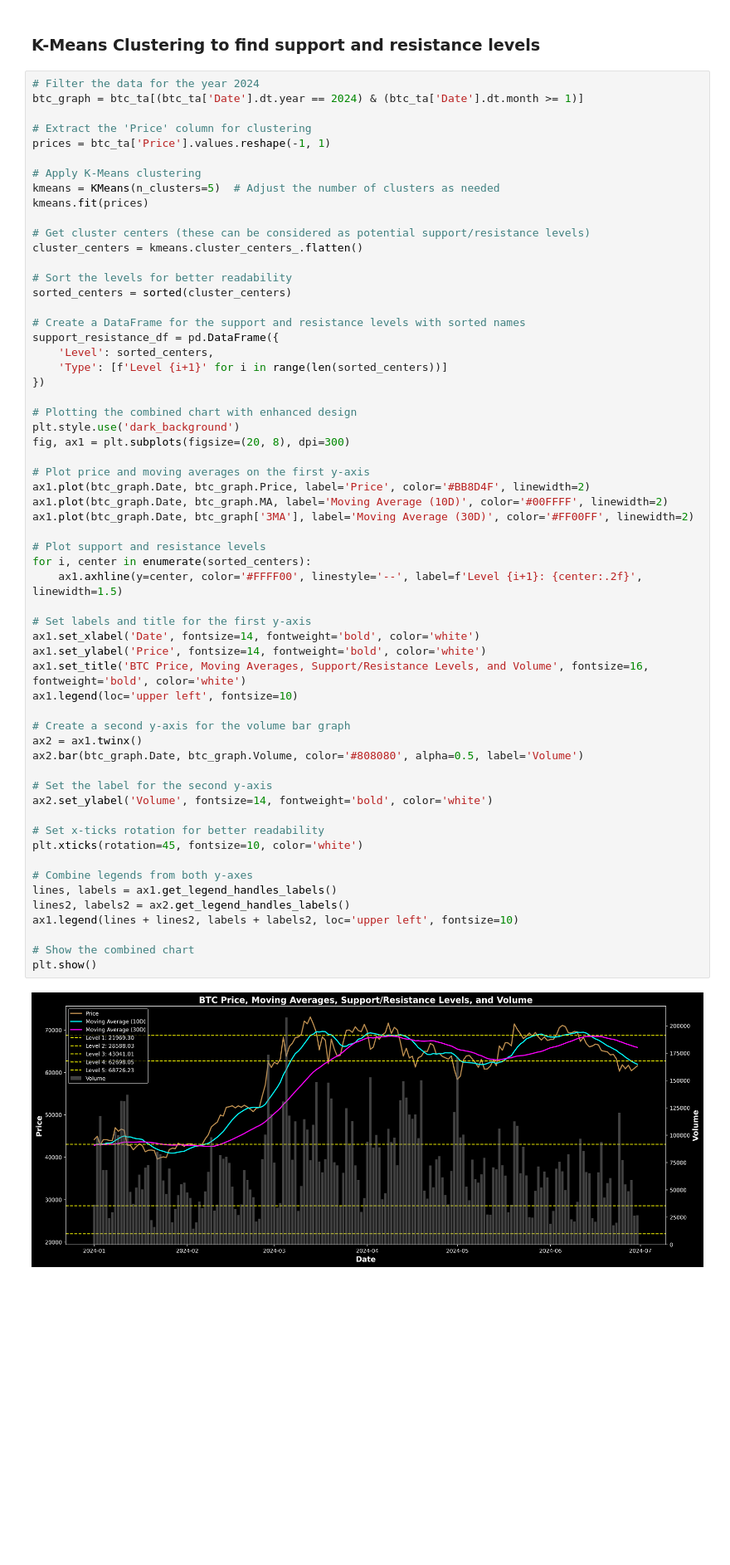
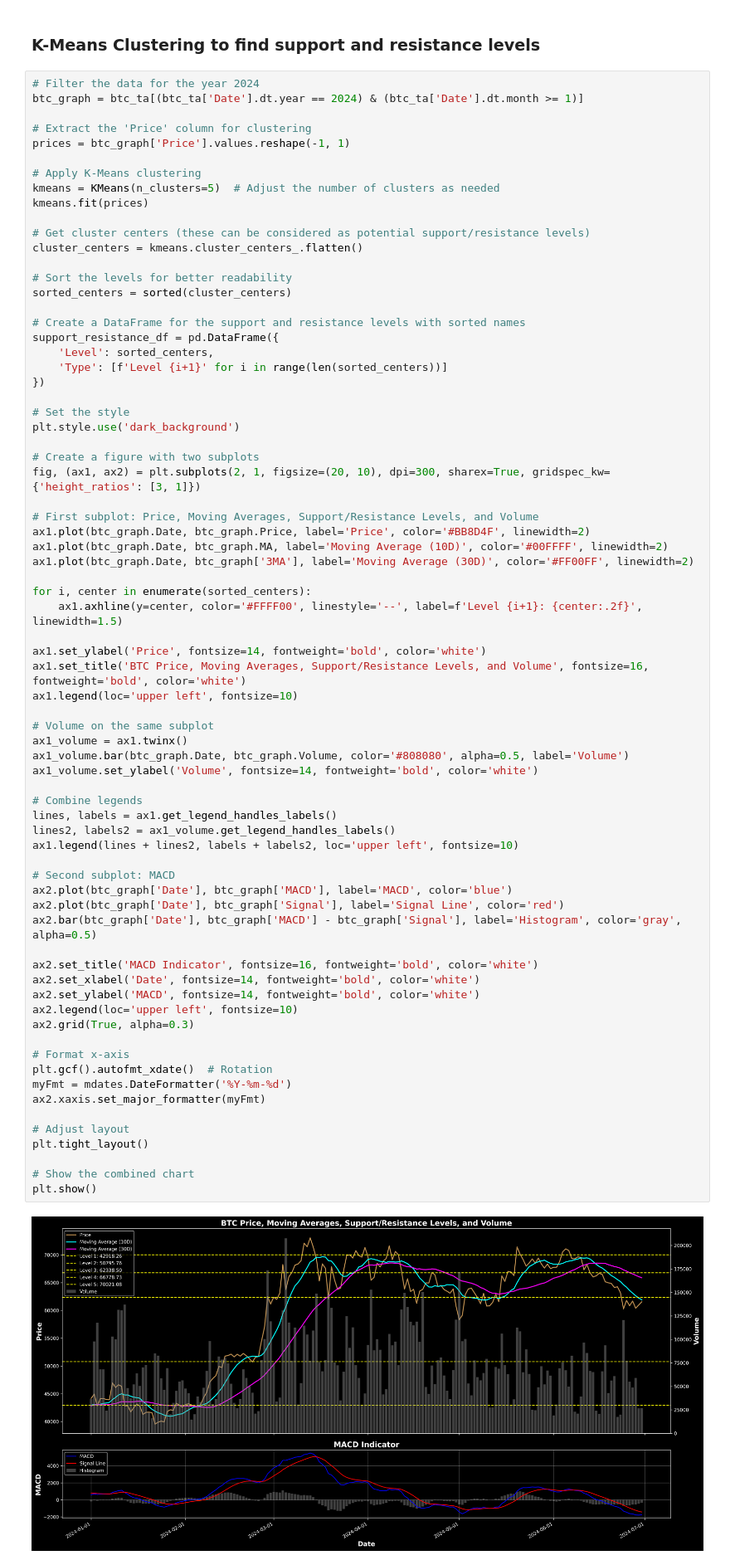
Before and after one commit to NumericCamel/Crypto, a Jupyter notebook: Bitcoin_Price_Analysis.ipynb, the cells around one changed output. Shown at 83% size. Cells and saved outputs as stored; diff of their text form; blank space fills up the shorter version.

```diff
--- a/Bitcoin_Price_Analysis.ipynb
+++ b/Bitcoin_Price_Analysis.ipynb
@@ -139,7 +139,7 @@ btc_ta
 btc_graph = btc_ta[(btc_ta['Date'].dt.year == 2024) & (btc_ta['Date'].dt.month >= 1)]
 
 # Extract the 'Price' column for clustering
-prices = btc_ta['Price'].values.reshape(-1, 1)
+prices = btc_graph['Price'].values.reshape(-1, 1)
 
 # Apply K-Means clustering
 kmeans = KMeans(n_clusters=5)  # Adjust the number of clusters as needed
@@ -150,48 +150,61 @@ cluster_centers = kmeans.cluster_centers_.flatten()
 
 # Sort the levels for better readability
 sorted_centers = sorted(cluster_centers)
 
 # Create a DataFrame for the support and resistance levels with sorted names
 support_resistance_df = pd.DataFrame({
     'Level': sorted_centers,
     'Type': [f'Level {i+1}' for i in range(len(sorted_centers))]
 })
 
-# Plotting the combined chart with enhanced design
+# Set the style
 plt.style.use('dark_background')
-fig, ax1 = plt.subplots(figsize=(20, 8), dpi=300)
 
-# Plot price and moving averages on the first y-axis
+# Create a figure with two subplots
+fig, (ax1, ax2) = plt.subplots(2, 1, figsize=(20, 10), dpi=300, sharex=True, gridspec_kw={'height_ratios': [3, 1]})
+
+# First subplot: Price, Moving Averages, Support/Resistance Levels, and Volume
 ax1.plot(btc_graph.Date, btc_graph.Price, label='Price', color='#BB8D4F', linewidth=2)
 ax1.plot(btc_graph.Date, btc_graph.MA, label='Moving Average (10D)', color='#00FFFF', linewidth=2)
 ax1.plot(btc_graph.Date, btc_graph['3MA'], label='Moving Average (30D)', color='#FF00FF', linewidth=2)
 
-# Plot support and resistance levels
 for i, center in enumerate(sorted_centers):
     ax1.axhline(y=center, color='#FFFF00', linestyle='--', label=f'Level {i+1}: {center:.2f}', linewidth=1.5)
 
-# Set labels and title for the first y-axis
-ax1.set_xlabel('Date', fontsize=14, fontweight='bold', color='white')
 ax1.set_ylabel('Price', fontsize=14, fontweight='bold', color='white')
 ax1.set_title('BTC Price, Moving Averages, Support/Resistance Levels, and Volume', fontsize=16, fontweight='bold', color='white')
 ax1.legend(loc='upper left', fontsize=10)
 
-# Create a second y-axis for the volume bar graph
-ax2 = ax1.twinx()
-ax2.bar(btc_graph.Date, btc_graph.Volume, color='#808080', alpha=0.5, label='Volume')
+# Volume on the same subplot
+ax1_volume = ax1.twinx()
+ax1_volume.bar(btc_graph.Date, btc_graph.Volume, color='#808080', alpha=0.5, label='Volume')
+ax1_volume.set_ylabel('Volume', fontsize=14, fontweight='bold', color='white')
 
-# Set the label for the second y-axis
-ax2.set_ylabel('Volume', fontsize=14, fontweight='bold', color='white')
+# Combine legends
+lines, labels = ax1.get_legend_handles_labels()
+lines2, labels2 = ax1_volume.get_legend_handles_labels()
+ax1.legend(lines + lines2, labels + labels2, loc='upper left', fontsize=10)
 
-# Set x-ticks rotation for better readability
-plt.xticks(rotation=45, fontsize=10, color='white')
+# Second subplot: MACD
+ax2.plot(btc_graph['Date'], btc_graph['MACD'], label='MACD', color='blue')
+ax2.plot(btc_graph['Date'], btc_graph['Signal'], label='Signal Line', color='red')
+ax2.bar(btc_graph['Date'], btc_graph['MACD'] - btc_graph['Signal'], label='Histogram', color='gray', alpha=0.5)
 
-# Combine legends from both y-axes
-lines, labels = ax1.get_legend_handles_labels()
-lines2, labels2 = ax2.get_legend_handles_labels()
-ax1.legend(lines + lines2, labels + labels2, loc='upper left', fontsize=10)
+ax2.set_title('MACD Indicator', fontsize=16, fontweight='bold', color='white')
+ax2.set_xlabel('Date', fontsize=14, fontweight='bold', color='white')
+ax2.set_ylabel('MACD', fontsize=14, fontweight='bold', color='white')
+ax2.legend(loc='upper left', fontsize=10)
+ax2.grid(True, alpha=0.3)
+
+# Format x-axis
+plt.gcf().autofmt_xdate()  # Rotation
+myFmt = mdates.DateFormatter('%Y-%m-%d')
+ax2.xaxis.set_major_formatter(myFmt)
+
+# Adjust layout
+plt.tight_layout()
 
 # Show the combined chart
 plt.show()
 # %% [output]
-[figure, old version]
+[figure, new version]
```
Also changed, not shown: parts of 3 cells of this notebook.
